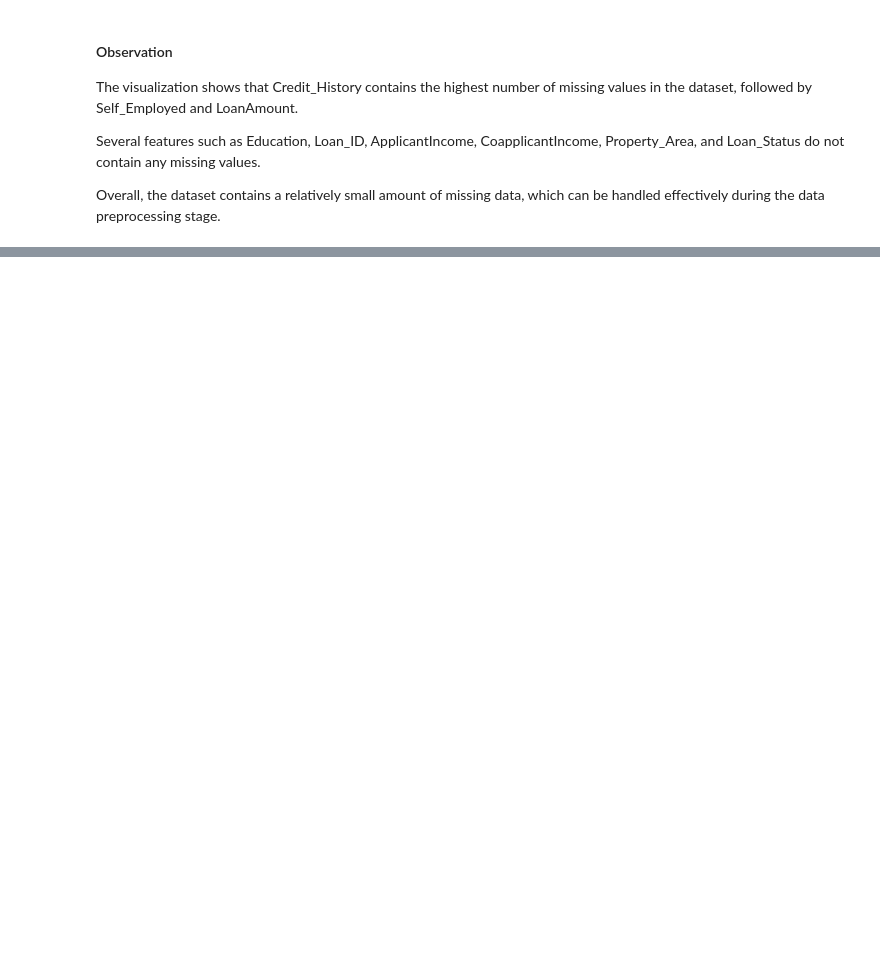
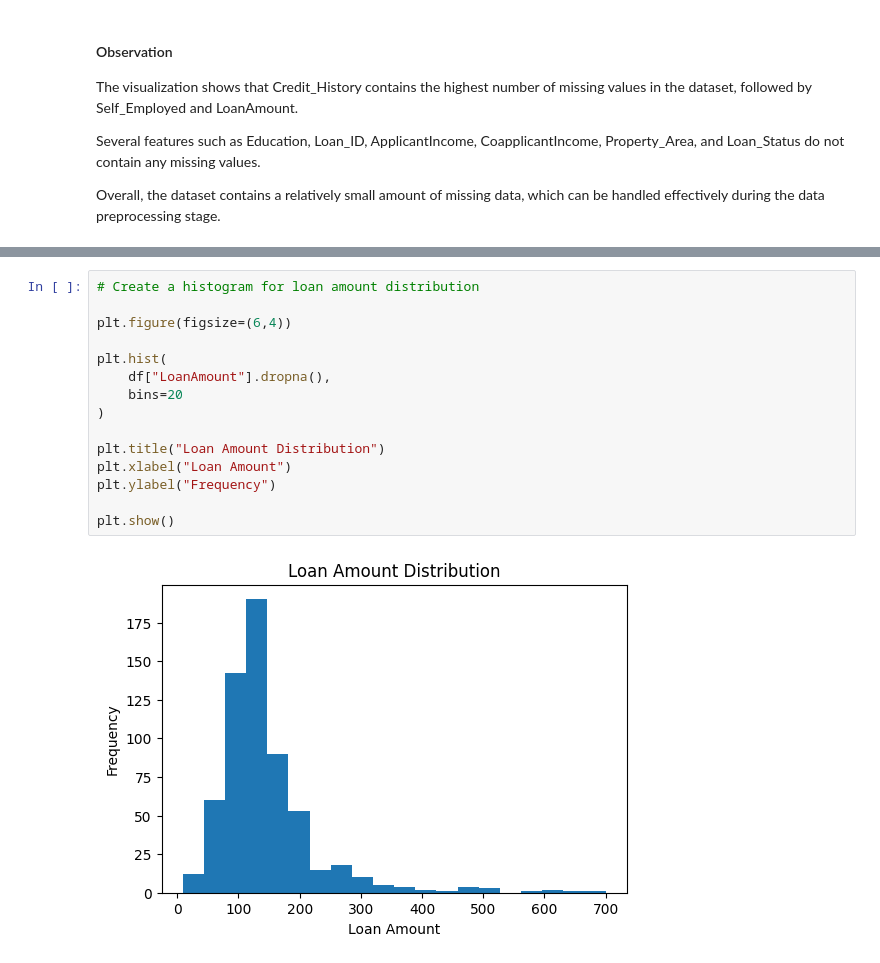
Before and after one commit to huzaifawaheed2/DevelopersHub-Corporation-Internship, a Jupyter notebook: Project-02-Credit-Risk-Prediction/notebooks/credit_risk_prediction.ipynb, the cells around one changed output, grey strips where cells are left out. Drawn from its saved outputs; the diff is of its cells as text; blank space fills up the shorter version.

```diff
--- a/Project-02-Credit-Risk-Prediction/notebooks/credit_risk_prediction.ipynb
+++ b/Project-02-Credit-Risk-Prediction/notebooks/credit_risk_prediction.ipynb
@@ -418,0 +795,17 @@ Overall, the dataset contains a relatively small amount of missing data, which c
+# %%
+# Create a histogram for loan amount distribution
+
+plt.figure(figsize=(6,4))
+
+plt.hist(
+    df["LoanAmount"].dropna(),
+    bins=20
+)
+
+plt.title("Loan Amount Distribution")
+plt.xlabel("Loan Amount")
+plt.ylabel("Frequency")
+
+plt.show()
+# %% [output]
+[figure, added]
```
Also changed, not shown: parts of 65 cells of this notebook.
